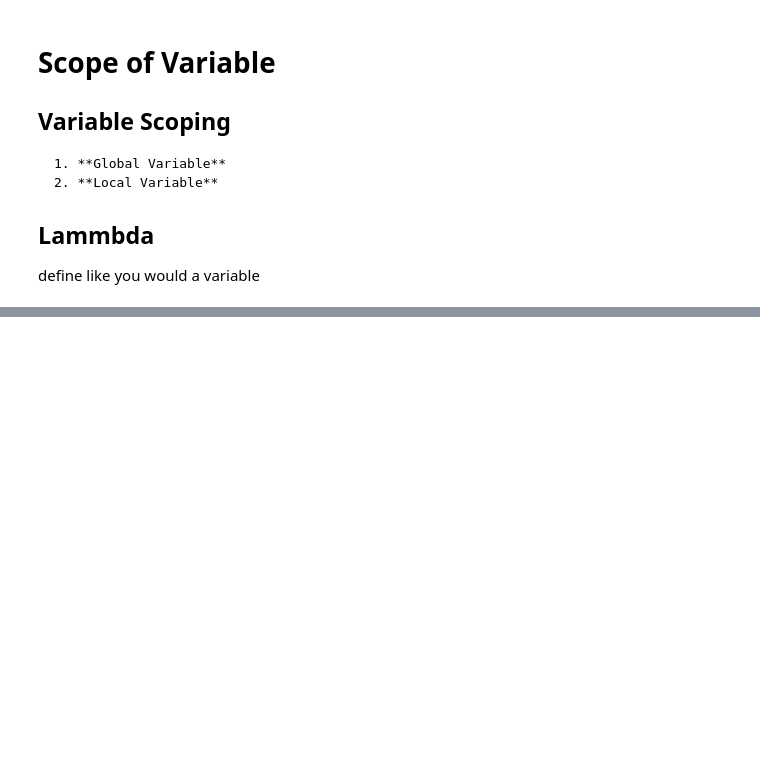
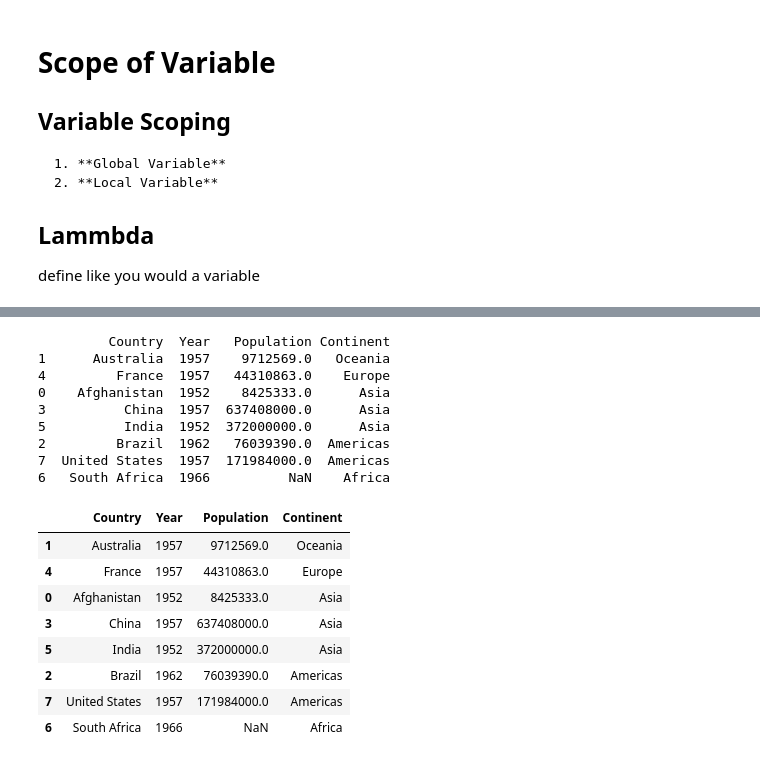
Before and after one commit to For7the7Research/Class-Notes, a Jupyter notebook: Week4_ClassNotees.ipynb, the cells around one changed output, grey strips where cells are left out. Cells and saved outputs as stored; diff of their text form; code cells hidden in the pictures; blank space fills up the shorter version.

```diff
--- a/Week4_ClassNotees.ipynb
+++ b/Week4_ClassNotees.ipynb
@@ -290,0 +734,56 @@ LOWERCASE
+# %%
+## Country, year, Population, continent
+
+population_list = [['Afghanistan', 1952, 8425333, 'Asia'],
+            ['Australia', 1957, 9712569, 'Oceania'],
+            ['Brazil', 1962, 76039390, 'Americas'],
+            ['China', 1957, 637408000, 'Asia'],
+            ['France', 1957, 44310863, 'Europe'],
+            ['India', 1952, 3.72e+08, 'Asia'],
+            ['South Africa', 1966, np.nan, 'Africa'],
+            ['United States', 1957, 171984000, 'Americas']]
+
+df = pd.DataFrame(population_list, columns = ["Country", "Year", "Population","Continent"])
+#print(df)
+
+##NumPy no longer uses NaN but nan
+
+df.sort_values(by = ["Continent"], inplace= True, ascending = False)
+## this does the same thing
+##this version is redeclaring a variable
+## df = df.sort_values(by = ["Continent"], inplace = Falses)
+#by and inplace are arguments of the sort_values itself
+#by sorts by a string we declare
+# in this exmaple it is by the string "Continent
+# inplace = True, tells it to save itself
+#inplace = False, will not save it, will sort for purpose of the function
+#will not save the sorted dataframe
+#sort_values is our function from Python
+# to do in descending order add the argument ascending with boolean False
+#print(df)
+### pulls out nan values
+df.sort_values(by = ["Population"], inplace = True, na_position = "last")
+#print(df)
+## and also can edit which is ascending a->Z or z - > a
+df.sort_values(by = ["Continent", "Country"], inplace = True, ascending=[False, True])
+print(df)
+df
+# %% [output]
+         Country  Year   Population Continent
+1      Australia  1957    9712569.0   Oceania
+4         France  1957   44310863.0    Europe
+0    Afghanistan  1952    8425333.0      Asia
+3          China  1957  637408000.0      Asia
+5          India  1952  372000000.0      Asia
+2         Brazil  1962   76039390.0  Americas
+7  United States  1957  171984000.0  Americas
+6   South Africa  1966          NaN    Africa
+|  | Country | Year | Population | Continent |
+| 1 | Australia | 1957 | 9712569.0 | Oceania |
+| 4 | France | 1957 | 44310863.0 | Europe |
+| 0 | Afghanistan | 1952 | 8425333.0 | Asia |
+| 3 | China | 1957 | 637408000.0 | Asia |
+| 5 | India | 1952 | 372000000.0 | Asia |
+| 2 | Brazil | 1962 | 76039390.0 | Americas |
+| 7 | United States | 1957 | 171984000.0 | Americas |
+| 6 | South Africa | 1966 | NaN | Africa |
```
Also changed, not shown: parts of 41 cells of this notebook, 1 other file.
